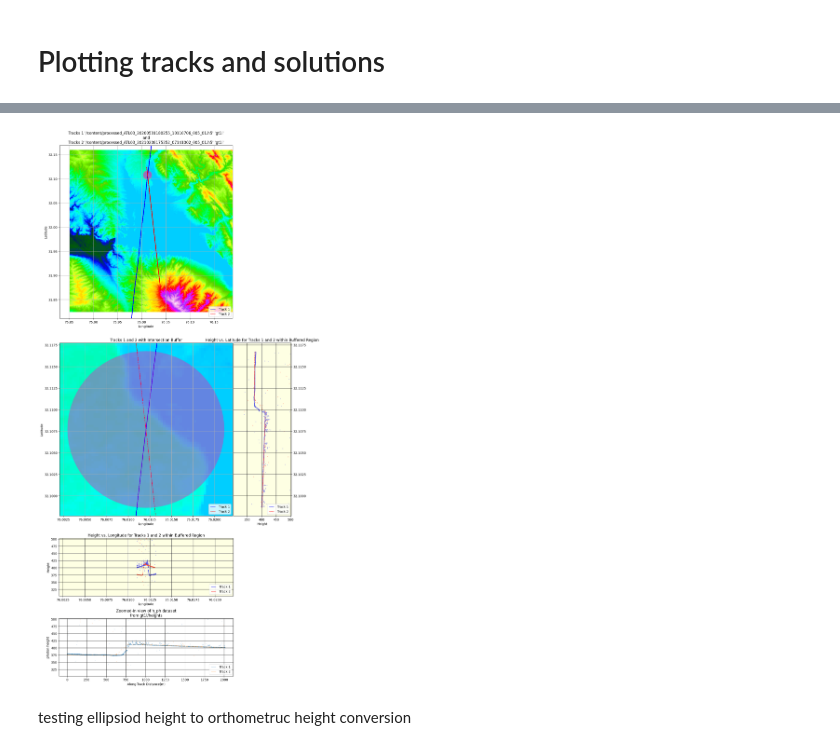
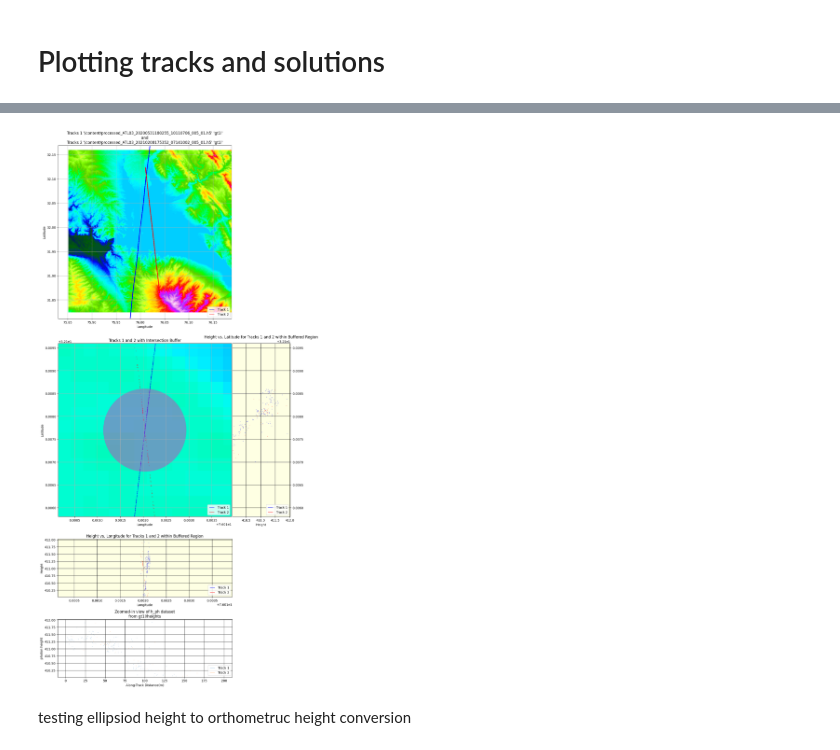
Before and after one commit to 1kaiser/ICESAT2, a Jupyter notebook: ICESAT2_tracks_intersection_plotting.ipynb, the cells around one changed output, grey strips where cells are left out. Saved outputs shown, nothing was run; the diff lists cells and outputs as text; code cells hidden in the pictures.

```diff
--- a/ICESAT2_tracks_intersection_plotting.ipynb
+++ b/ICESAT2_tracks_intersection_plotting.ipynb
@@ -349,7 +292,7 @@ points_2 = [Point(lon, lat) for lat, lon in zip(lat_2, lon_2)]
 
 # Find the intersection of the two tracks
 intersection = unary_union([LineString(points_1).intersection(LineString(points_2))])
-buffer_region_in_meters = 1000 #@param {type:"raw"} # in meters
+buffer_region_in_meters = 100 #@param {type:"raw"} # in meters
 buffer_region = 1/(110 * 1000)* buffer_region_in_meters
 
 # Create a buffer around the intersection point
@@ -416,7 +359,7 @@ ax2.set_title('Tracks 1 and 2 with Intersection Buffer')
 ax2.legend(['Track 1', 'Track 2'], loc='lower right', scatterpoints=10)
 ################################################################################< elevation vs latitude
 median_height = np.median(np.concatenate((height_1_buf, height_2_buf)))
-buffer_height = 100 #@param {type:"raw"}
+buffer_height = 1 #@param {type:"raw"}
 
 ax3 = fig.add_axes([0.5 -w_x/2 , 0-h_y , w_x , h_y], sharey=ax2)
 ax3.set_position([pos.x0 + pos.width , pos.y0 , w_x/3, pos.height])
@@ -446,34 +389,34 @@ ax4.set_ylim([median_height - buffer_height, median_height + buffer_height])
 ax4.set_xlabel('Longitude')
 ax4.set_ylabel('Height')
 ax4.set_title('Height vs. Longitude for Tracks 1 and 2 within Buffered Region', loc='center').set_position([.5, 1.01])
 ax4.grid(True,  color='black', alpha = 0.9)
 ax4.legend(loc='lower right', scatterpoints=10)
 ################################################################################< elevation vs track 1 & 2 distances
 ax5 = fig.add_axes([0.5 - w_x/2 , -h_y - h_y/3 -h_y/3 , w_x , h_y/3])
 ax5.set_position([pos.x0 ,-h_y - h_y/3 -h_y/3 - 0.1 * 2, pos.width, h_y/3])
 
 dist_ph_along_data_1 = [haversine(lat_1_buf[0], lon_1_buf[0], lat_1_buf[i], lon_1_buf[i]) for i in range(len(lat_1_buf))]
 
 lats = np.flip(lat_2_buf)
 longs = np.flip(lon_2_buf)
 heights = np.flip(height_2_buf)
 
 dist_ph_along_data_2 = [haversine(lats[0], longs[0], lats[i], longs[i]) for i in range(len(lats))]
 ax5.scatter(np.array(dist_ph_along_data_1), np.array(height_1_buf),  marker= '.', s=1, alpha= 0.4, label = "Track 1")
 ax5.scatter(np.array(dist_ph_along_data_2), np.array(heights),  marker= '.', s=1, alpha= 0.4, label = "Track 2")
 
 ax5.set_ylim([median_height - buffer_height, median_height + buffer_height])
 ax5.set_xlabel('Along-Track Distance(m)')
 ax5.set_ylabel('photon height')
 ax5.set_title('Zoomed-in view of h_ph dataset\nfrom gt1l/heights', loc='center')
 ax5.grid(True,  color='black', alpha = 0.9)
 ax5.legend(loc='lower right', scatterpoints=10)
 
 # Show the plot
 plt.subplots_adjust(hspace=0)
 plt.show()
 # %% [output]
-[figure, old version]
+[figure, new version]
 # %% [markdown]
 testing ellipsiod height to orthometruc height conversion
 # %% [markdown]
```
Also changed, not shown: parts of 15 cells of this notebook.
